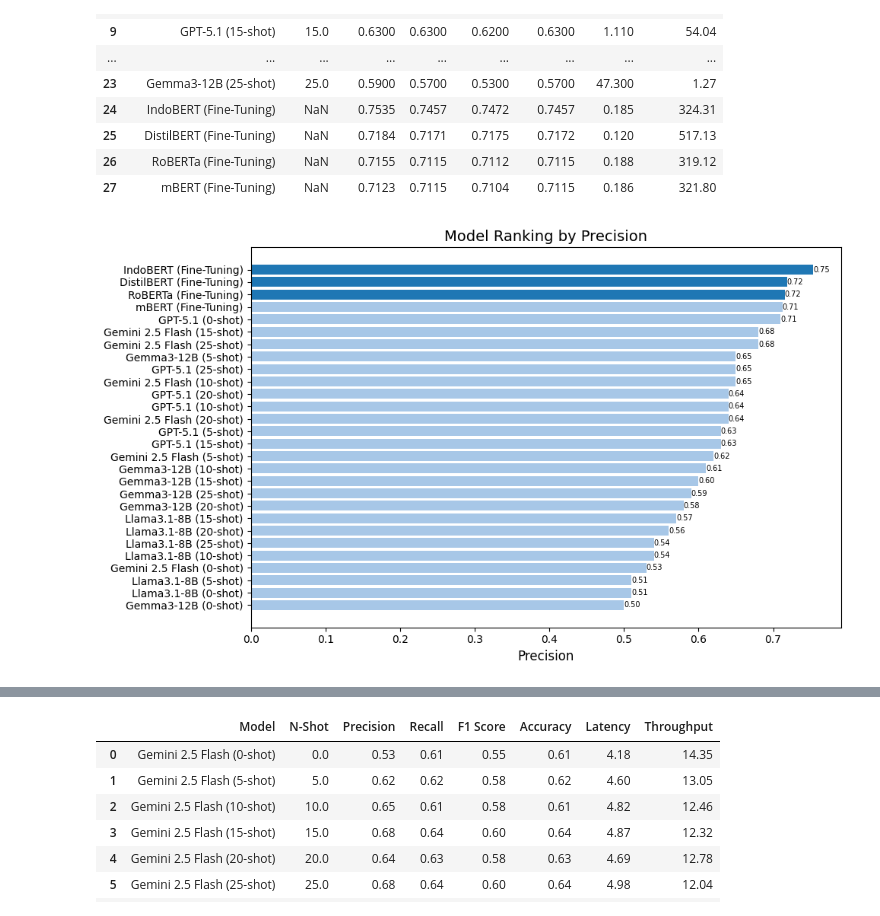
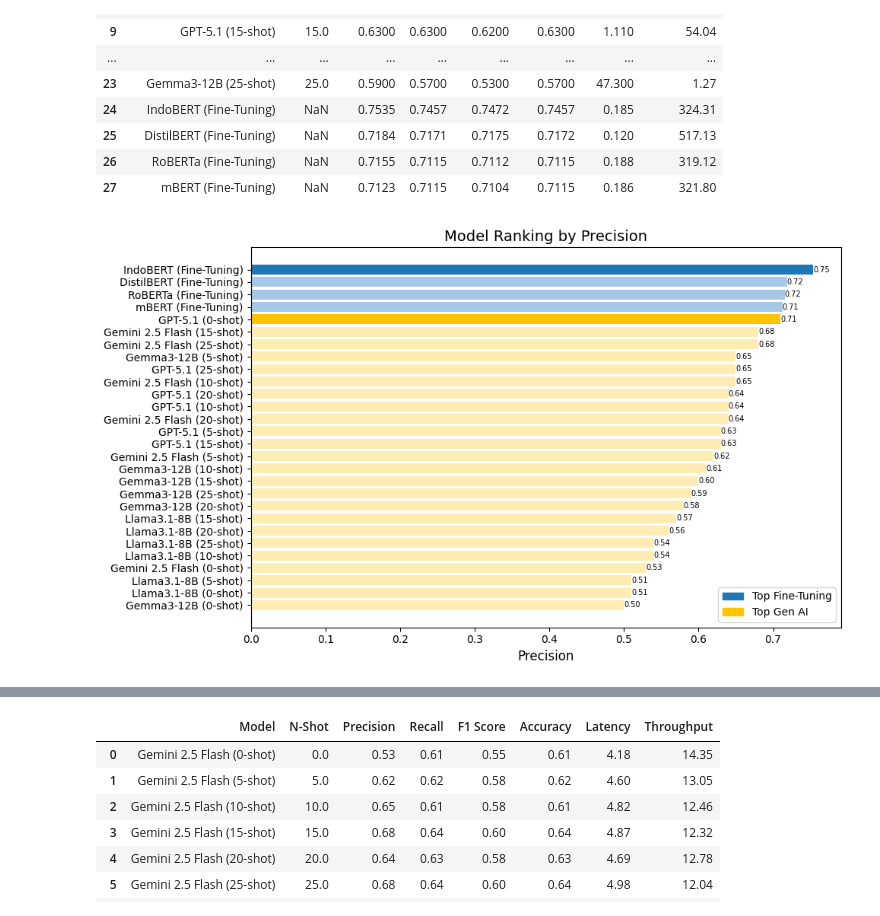
Before and after one commit to RasyadBima15/Multiclass-Emotion-Classification-on-Indonesian-Product-Reviews, a Jupyter notebook: Result/General/code.ipynb, the cells around one changed output, grey strips where cells are left out. Saved outputs shown, nothing was run; the diff lists cells and outputs as text; code cells hidden in the pictures.

```diff
--- a/Result/General/code.ipynb
+++ b/Result/General/code.ipynb
@@ -232,7 +232,7 @@ models = {
 }
 
 colors = {
-    "Gemini 2.5 Flash": "#1F77B4",  # biru mencolok
+    "Gemini 2.5 Flash": "#0BD7CD",
     "GPT-5.1": "#FF5733",           # merah terang
     "Llama3.1-8B": "#2ECC71",       # hijau cerah
     "Gemma3-12B": "#9B59B6"         # ungu terang
@@ -250,15 +250,12 @@ def plot_metric(metric):
 
     # Tambahkan teks nilai, hindari duplikat
     for i, shot in enumerate(shots):
-        shown_values = set()  # nilai yang sudah ditampilkan pada titik ini
+        shown_values = set()
         for model, values in models.items():
             value = values[metric][i]
-
-            # Jika value sudah muncul pada point yang sama, skip duplicate
             if value in shown_values:
                 continue
             shown_values.add(value)
-
             plt.text(
                 shot, value,
                 f"{value:.2f}",
@@ -267,11 +264,9 @@ def plot_metric(metric):
                 color=colors[model]
             )
 
-    # Title
+    # Title & label
     plt.title(f"Impact of N-Shot Learning on {metric}", fontsize=14)
     plt.xlabel("N-Shot Learning", fontsize=12)
-
-    # Satuan Y-axis
     if metric == "Latency":
         plt.ylabel("Latency (sec/sample)", fontsize=12)
     elif metric == "Throughput":
@@ -281,7 +276,13 @@ def plot_metric(metric):
 
     plt.grid(True, linestyle='--', alpha=0.4)
     plt.xticks(shots)
-    plt.legend()
+
+    # Legend
+    if metric == "Precision":
+        plt.legend(loc='lower right', bbox_to_anchor=(0.75, 0.05))
+    else:
+        plt.legend()
+
     plt.tight_layout()
     plt.show()
 
@@ -405,55 +406,79 @@ df_all
 import pandas as pd
 import matplotlib.pyplot as plt
 import numpy as np
+import matplotlib.patches as mpatches
 
 metrics = ["Precision", "Recall", "F1 Score", "Accuracy", "Latency", "Throughput"]
 
+# Fungsi untuk sorting model
 def sort_models(metric, df):
     if metric == "Latency":
         return df.sort_values(by=metric, ascending=True)
     else:
         return df.sort_values(by=metric, ascending=False)
 
+# Kategori model
+gen_ai_models = ["Gemini 2.5 Flash", "GPT-5.1", "Llama3.1-8B", "Gemma3-12B"]
+fine_tune_models = ["IndoBERT", "DistilBERT", "RoBERTa", "mBERT"]
+
 for metric in metrics:
     df_metric = df_all[df_all[metric].notna()]
     df_sorted = sort_models(metric, df_metric)
 
-    top3_models = df_sorted["Model"][:3].tolist()
+    # Top model per kategori
+    top_fine = df_sorted[df_sorted['Model'].str.contains('|'.join(fine_tune_models))].iloc[0]['Model']
+    top_gen = df_sorted[df_sorted['Model'].str.contains('|'.join(gen_ai_models))].iloc[0]['Model']
 
-    top_color = '#1F77B4'
-    normal_color = '#A7C7E7'
+    # Sesuaikan panjang batang
+    bar_values = []
+    for i, m in enumerate(df_sorted["Model"]):
+        val = df_sorted.iloc[i][metric]
+        if metric == "Latency" and any(ft in m for ft in fine_tune_models):
+            val *= 3  # skala batang fine-tuning agar terlihat
+        bar_values.append(val)
 
-    bar_colors = [
-        top_color if m in top3_models else normal_color
-        for m in df_sorted["Model"]
-    ]
+    # Warna batang
+    bar_colors = []
+    for m in df_sorted["Model"]:
+        if any(ft in m for ft in fine_tune_models):
+            top_color = '#1F77B4'
+            normal_color = '#A7C7E7'
+            bar_colors.append(top_color if m == top_fine else normal_color)
+        else:
+            top_color = '#FFC300'
+            normal_color = '#FFECB3'
+            bar_colors.append(top_color if m == top_gen else normal_color)
 
     plt.figure(figsize=(10, 6))
-    bars = plt.barh(df_sorted["Model"], df_sorted[metric], color=bar_colors)
+    bars = plt.barh(df_sorted["Model"], bar_values, color=bar_colors)
 
-    # ---- X Axis Label (with unit only here) ----
+    # X-axis label
     if metric == "Latency":
         plt.xlabel("Latency (sec/sample)", fontsize=12)
     elif metric == "Throughput":
         plt.xlabel("Throughput (samples/min)", fontsize=12)
     else:
         plt.xlabel(metric, fontsize=12)
 
     plt.title(f"Model Ranking by {metric}", fontsize=14)
-    plt.tight_layout()
 
-    # ---- Label values per bar (NO UNIT) ----
-    for i, val in enumerate(df_sorted[metric]):
-        if metric == "Latency":
-            label = f"{val:.3f}"   # 3 decimals
-        else:
-            label = f"{val:.2f}"   # 2 decimals for others
-
-        plt.text(val, i, label, va='center', ha='left',
-                 fontsize=7)
+    # Label per bar (tetap asli value, jangan dikalikan)
+    for i, m in enumerate(df_sorted["Model"]):
+        val = df_sorted.iloc[i][metric]
+        label = f"{val:.3f}" if metric == "Latency" else f"{val:.2f}"
+        plt.text(bar_values[i], i, label, va='center', ha='left', fontsize=7)
 
     plt.gca().invert_yaxis()
 
+    # Legend
+    legend_loc = 'upper right' if metric == "Latency" else 'lower right'
+    legend_patches = [
+        mpatches.Patch(color='#1F77B4', label='Top Fine-Tuning'),
+        mpatches.Patch(color='#FFC300', label='Top Gen AI')
+    ]
+    plt.legend(handles=legend_patches, loc=legend_loc)
+
+    plt.tight_layout()
     plt.show()
 # %% [output]
-[figure, old version]
+[figure, new version]
```
Also changed, not shown: parts of 6 cells of this notebook, 16 other files.
